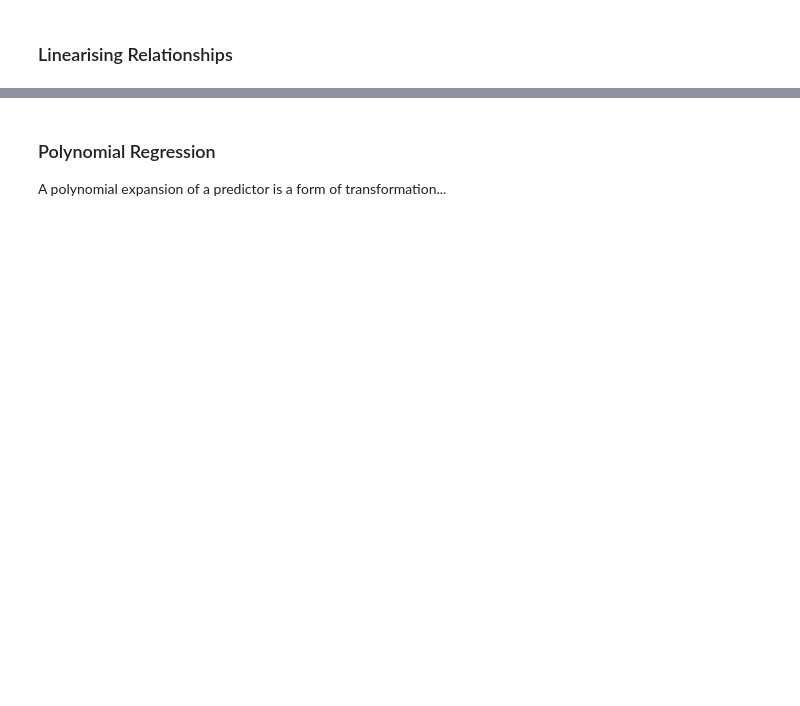
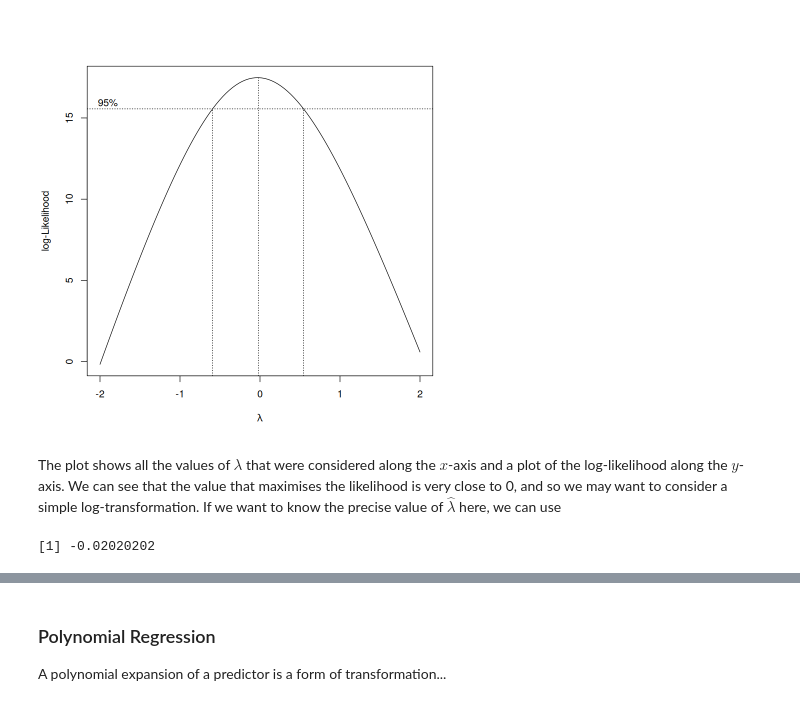
Before and after one commit to PCHN63101-Advanced-Data-Skills/Assumptions-Diagnostics-Transforms, a Jupyter notebook: 5.transformations.ipynb, the cells around one changed output, grey strips where cells are left out. Cells and saved outputs as stored; diff of their text form; code cells hidden in the pictures; blank space fills up the shorter version.

```diff
--- a/5.transformations.ipynb
+++ b/5.transformations.ipynb
@@ -9,2 +20,16 @@ Typically, transforming the outcome concerns the distributional assumptions of t
-# %% [markdown]
-### Linearising Relationships
+# %%
+library(MASS)
+data(mtcars)
+mod <- lm(mpg ~ wt + hp + cyl, data=mtcars)
+box <- boxcox(mod)
+# %% [output]
+[figure, added]
+# %% [markdown]
+The plot shows all the values of $\lambda$ that were considered along the $x$-axis and a plot of the log-likelihood along the $y$-axis. We can see that the value that maximises the likelihood is very close to 0, and so we may want to consider a simple log-transformation. If we want to know the precise value of $\hat{\lambda}$ here, we can use
+# %%
+lik      <- box$y
+lam      <- box$x
+best.lam <- lam[lik == max(lik)]
+print(best.lam)
+# %% [output]
+[1] -0.02020202
```
Also changed, not shown: parts of 24 cells of this notebook, 28 other files.
